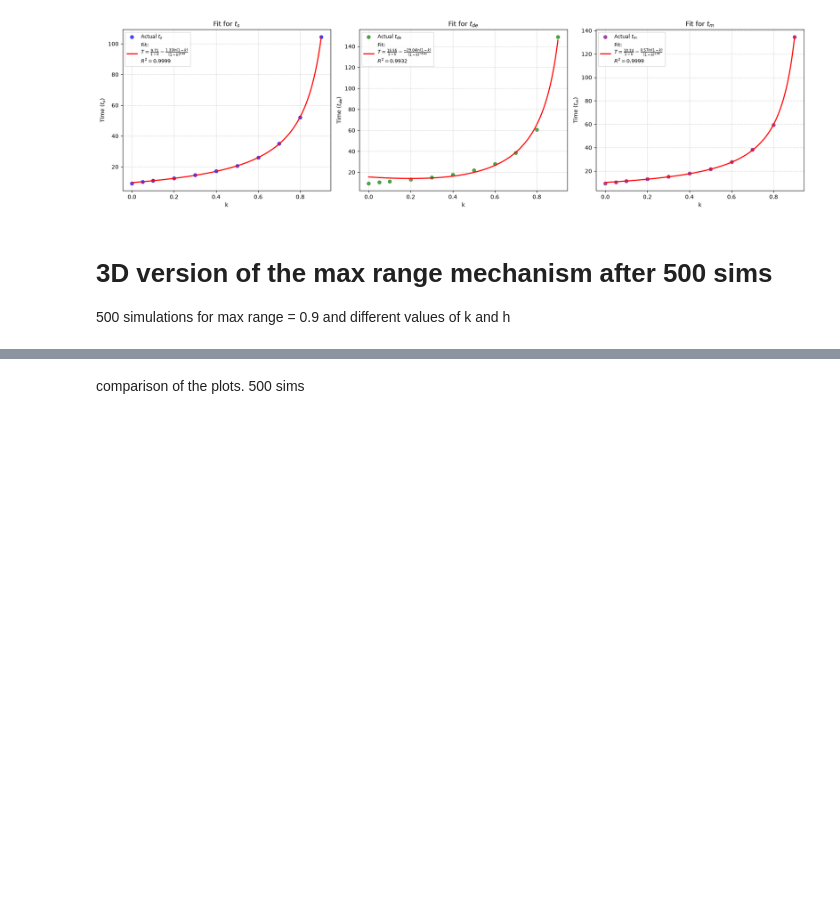
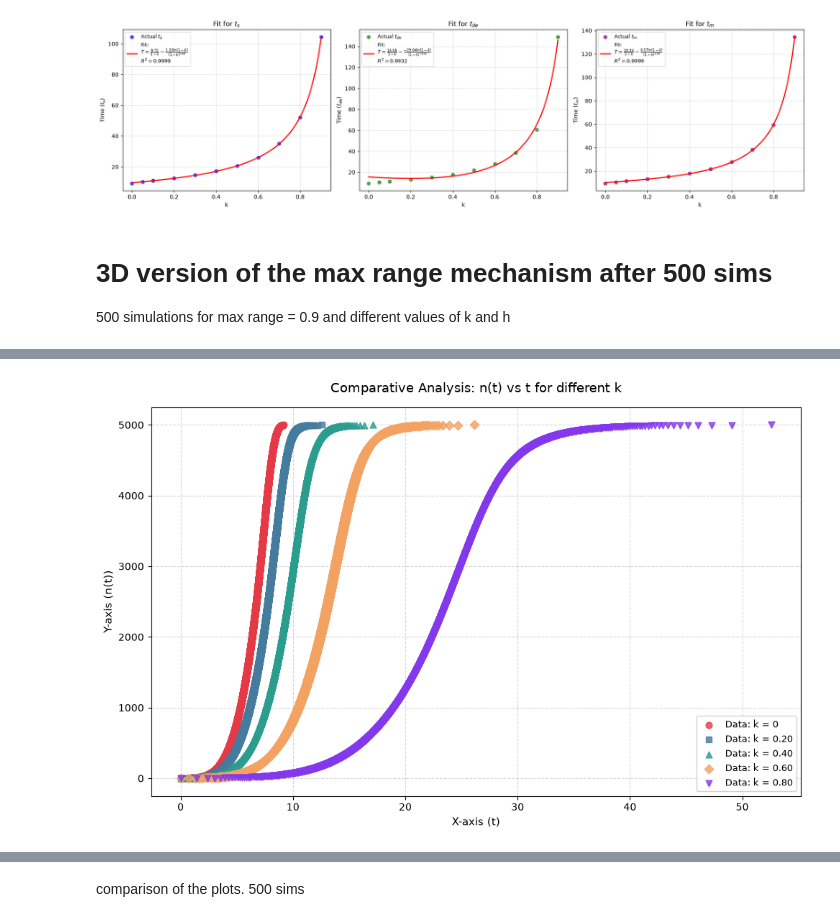
Before and after one commit to xyJohnxy/percolation-, a Jupyter notebook: best_fit_curves.ipynb, the cells around one changed output, grey strips where cells are left out. Saved outputs shown, nothing was run; the diff lists cells and outputs as text; code cells hidden in the pictures; blank space fills up the shorter version.

```diff
--- a/best_fit_curves.ipynb
+++ b/best_fit_curves.ipynb
@@ -472,0 +486,79 @@ R²  = 0.9990
+# %%
+import matplotlib.pyplot as plt
+import numpy as np
+from scipy.optimize import curve_fit
+import re  # 1. Import regular expressions
+
+# Define the 3-parameter function
+def logistic_model(t, N_0, k, t_0):
+    return N_0 / (1 + np.exp(-k * (t - t_0)))
+
+# Define the 5 files you want to compare
+file_list = [
+    "enclosed_average_n_vs_t,sims=500,k=0,H=0.02.dat",
+    "enclosed_average_n_vs_t,sims=500,k=0.20,H=0.02.dat",
+    "enclosed_average_n_vs_t,sims=500,k=0.40,H=0.02.dat",
+    "enclosed_average_n_vs_t,sims=500,k=0.60,H=0.02.dat",
+    "enclosed_average_n_vs_t,sims=500,k=0.80,H=0.02.dat"
+]
+
+colors = ["#E63946", "#457B9D", "#2A9D8F", "#F4A261", "#8338EC"]
+markers = ["o", "s", "^", "D", "v"]
+
+fig, ax = plt.subplots(figsize=(10, 6.5))
+
+# Loop over each file to extract, fit, and plot data
+for i, filename in enumerate(file_list):
+    try:
+        data = np.loadtxt(filename)
+        y_data = data[:, 0]
+        t_data = data[:, 1]
+
+        # Curve fitting
+        initial_guesses = [max(y_data), 1.0, np.median(t_data)]
+        popt, pcov = curve_fit(logistic_model, t_data, y_data, p0=initial_guesses, maxfev=10000)
+
+        # Calculate R^2
+        y_pred = logistic_model(t_data, *popt)
+        ss_res = np.sum((y_data - y_pred) ** 2)
+        ss_tot = np.sum((y_data - np.mean(y_data)) ** 2)
+        r_squared = 1 - (ss_res / ss_tot)
+
+        # --- NEW: Extract the 'k' value from the filename ---
+        # This matches "k=" followed by an integer or decimal number
+        match = re.search(r"k=([0-9.]+)", filename)
+        k_value = match.group(1) if match else "Unknown"
+
+        # Plot cleaned, spaced-out scatter points with the new 'k' label
+        ax.scatter(
+            t_data, y_data,
+            color=colors[i], marker=markers[i], alpha=0.8, s=40, zorder=3,
+            label=f"Data: k = {k_value}"  # Updated label
+        )
+
+        # Generate and plot the smooth curve fit line
+        t_fit = np.linspace(min(t_data), max(t_data), 500)
+        y_fit = logistic_model(t_fit, *popt)
+
+        # Un-comment this block if you want to plot the fit line using the k value
+        # ax.plot(
+        #     t_fit, y_fit,
+        #     color=colors[i], linewidth=2, zorder=2,
+        #     label=f"Fit: k = {k_value} ($R^2 = {r_squared:.3f}$)" # Updated label
+        # )
+
+    except Exception as e:
+        print(f"Could not process file '{filename}': {e}")
+
+# Final plot cosmetic styling
+ax.set_xlabel("X-axis (t)", fontsize=11)
+ax.set_ylabel("Y-axis (n(t))", fontsize=11)
+ax.set_title("Comparative Analysis: n(t) vs t for vary k", fontsize=13, pad=15)
+
+ax.legend(loc="lower right", fontsize=9, framealpha=0.9)
+ax.grid(True, linestyle="--", alpha=0.5)
+
+plt.tight_layout()
+plt.show()
+# %% [output]
+[figure, added]
```
Also changed, not shown: parts of 18 cells of this notebook, 22 other files.
